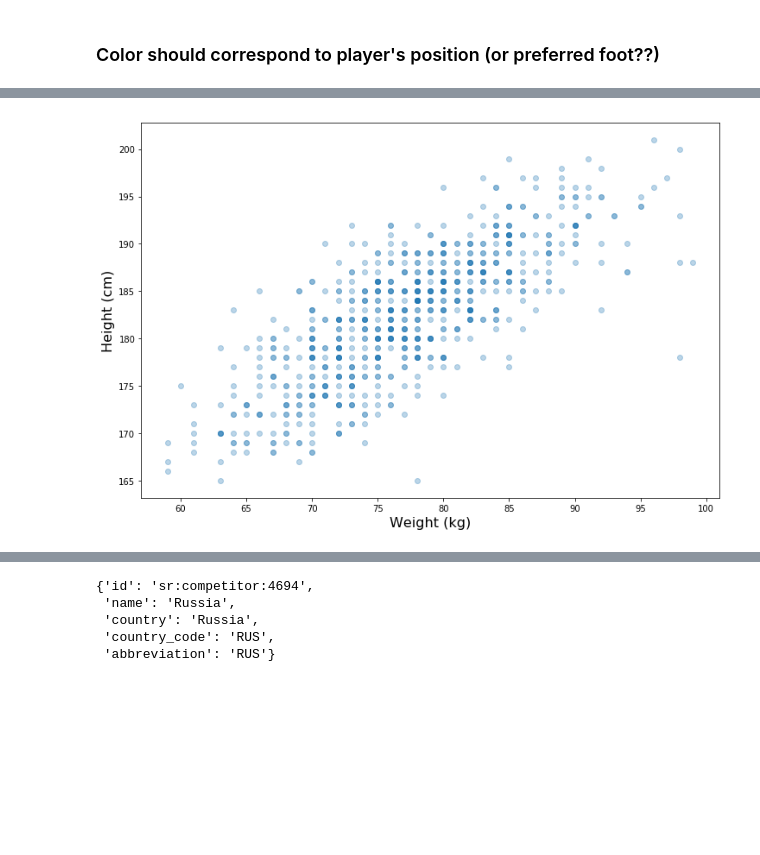
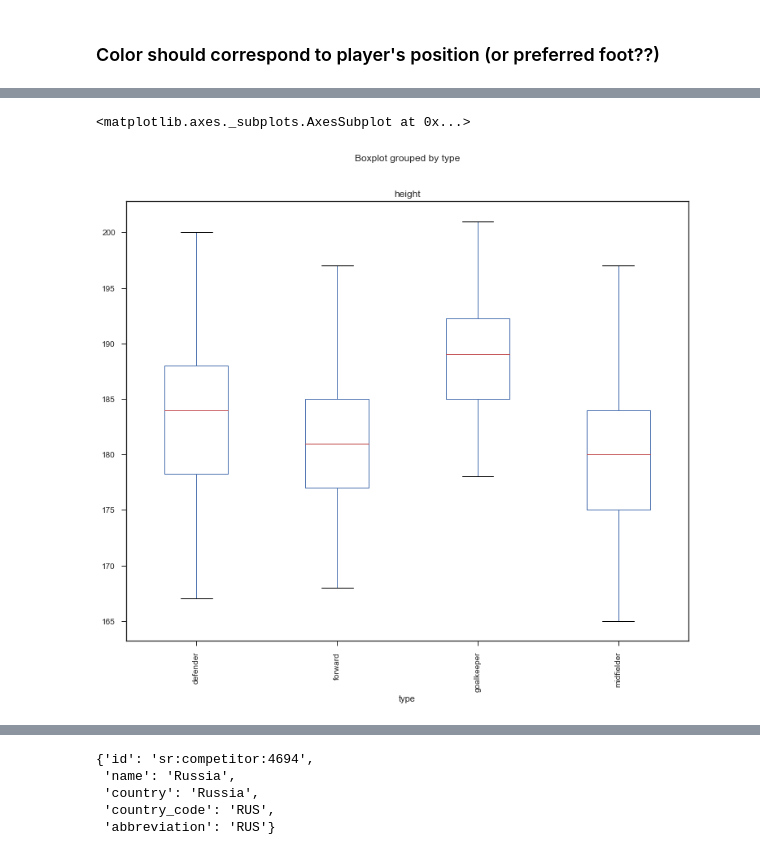
Before and after one commit to johnwmillr/WorldCup2018, a Jupyter notebook: scrape_soccer_data.ipynb, the cells around one changed output, grey strips where cells are left out. Cells and saved outputs as stored; diff of their text form; code cells hidden in the pictures; blank space fills up the shorter version.

```diff
--- a/scrape_soccer_data.ipynb
+++ b/scrape_soccer_data.ipynb
@@ -278,10 +333,10 @@ Text(135,6.5,'@johnwmillr')
 # %%
 fg.savefig("./figures/height_vs_weight_by_position.png", format="png", dpi=300, bbox_inches="tight")
-# %%
-fig, ax = plt.subplots(figsize=(12,8))
-ax.plot(df.weight, df.height, 'o', alpha=0.3)
-ax.set_xlabel("Weight (kg)", fontsize=FS)
-ax.set_ylabel("Height (cm)", fontsize=FS)
-plt.show()
-# %% [output]
-[figure, removed]
+# %%
+boxprops = dict(linestyle='-', linewidth=1, color='black')
+whiskerprops = dict(linestyle='-',linewidth=1, color='black')
+df.boxplot(column='height', by='type', rot=90, figsize=(12,10),
+           grid=False, boxprops=boxprops, whiskerprops=whiskerprops, showfliers=False, notch=False)
+# %% [output]
+<matplotlib.axes._subplots.AxesSubplot at 0x...>
+[figure, added]
```
Also changed, not shown: parts of 13 cells of this notebook.
